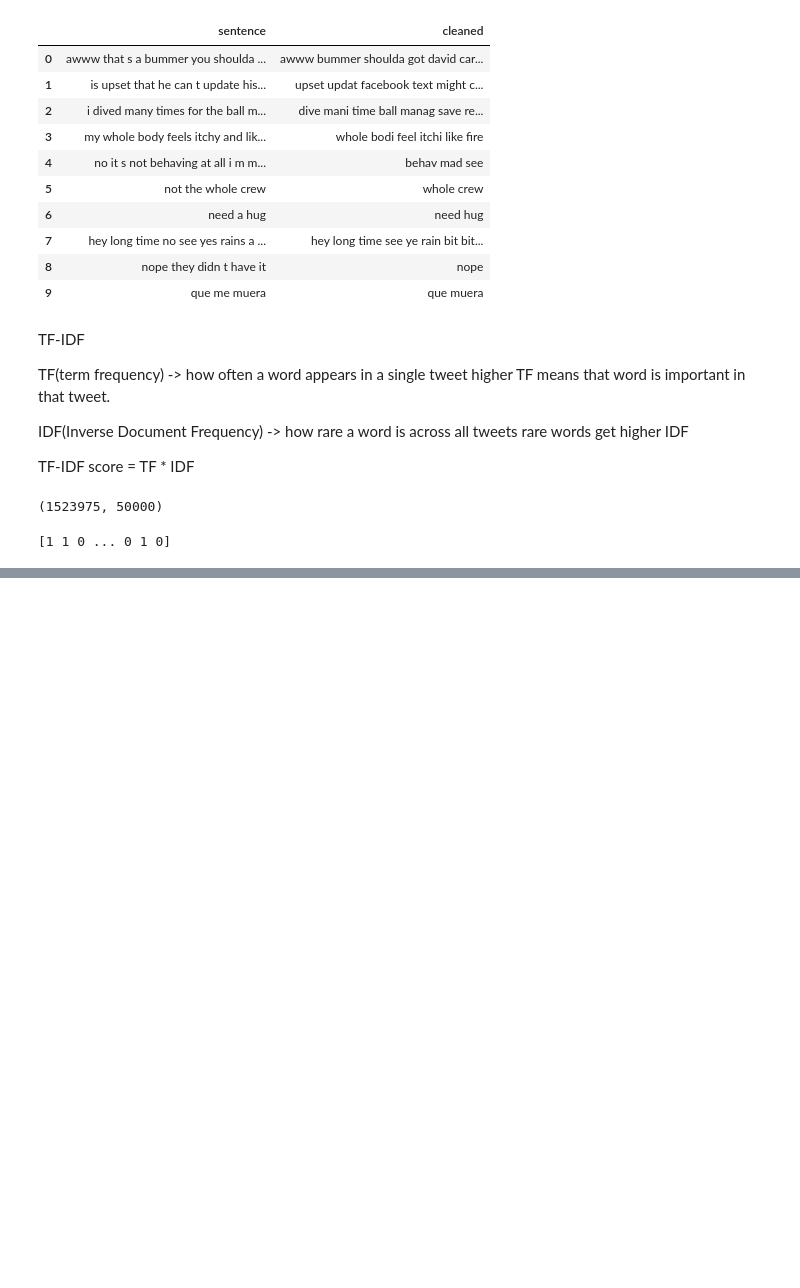
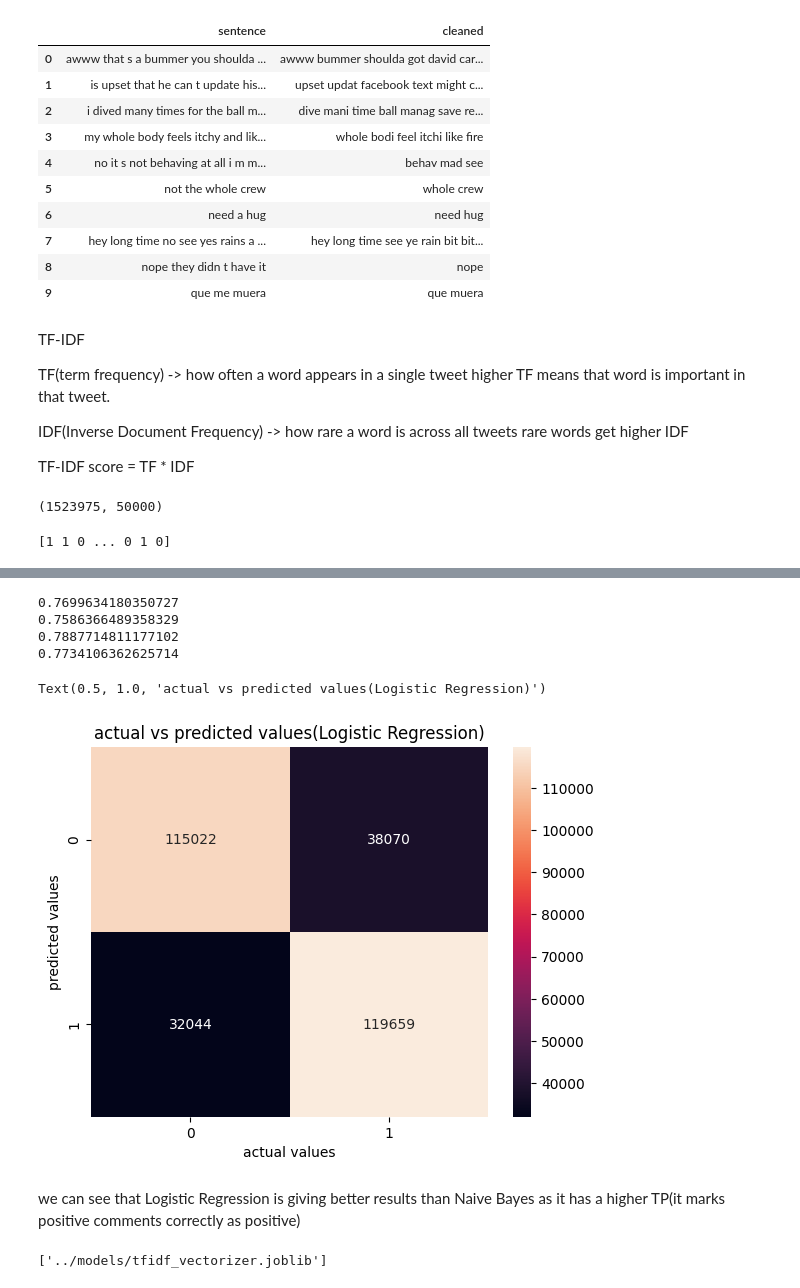
Before and after one commit to ABhardwaj123/sentiment_classifier, a Jupyter notebook: notebooks/eda_and_training.ipynb, the cells around one changed output, grey strips where cells are left out. Drawn from its saved outputs; the diff is of its cells as text; code cells hidden in the pictures; blank space fills up the shorter version.

Commit message:
comparing and saving models

```diff
--- a/notebooks/eda_and_training.ipynb
+++ b/notebooks/eda_and_training.ipynb
@@ -211,3 +236,35 @@ lr_model = LogisticRegression(max_iter=1000)
 lr_model.fit(X_train , y_train)
 
 y_pred_lr = lr_model.predict(X_test)
+# %%
+print(accuracy_score(y_test , y_pred_lr))
+
+print(precision_score(y_test , y_pred_lr))
+
+print(recall_score(y_test , y_pred_lr))
+
+print(f1_score(y_test , y_pred_lr))
+
+sns.heatmap(confusion_matrix(y_test , y_pred_lr) , annot=True , fmt='d')
+plt.xlabel('actual values')
+plt.ylabel('predicted values')
+plt.title('actual vs predicted values(Logistic Regression)')
+# %% [output]
+0.7699634180350727
+0.7586366489358329
+0.7887714811177102
+0.7734106362625714
+Text(0.5, 1.0, 'actual vs predicted values(Logistic Regression)')
+[figure, added]
+# %% [markdown]
+we can see that Logistic Regression is giving better results than
+Naive Bayes as it has a higher TP(it marks positive comments correctly as positive)
+# %%
+#saving our model
+import joblib
+
+joblib.dump(lr_model, '../models/logistic_regression.joblib')
+joblib.dump(nb_model, '../models/naive_bayes.joblib')
+joblib.dump(tfidf, '../models/tfidf_vectorizer.joblib')
+# %% [output]
+['../models/tfidf_vectorizer.joblib']
```
Also changed, not shown: parts of 4 cells of this notebook, 3 other files.
